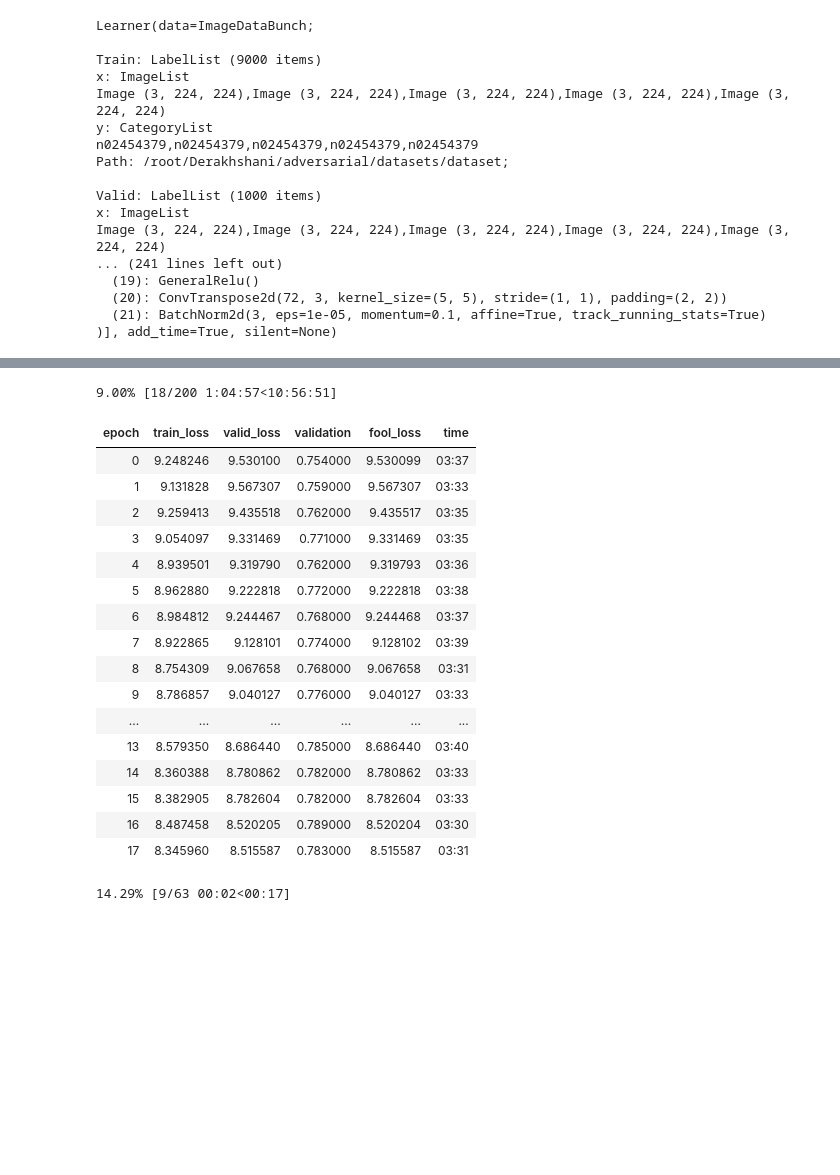
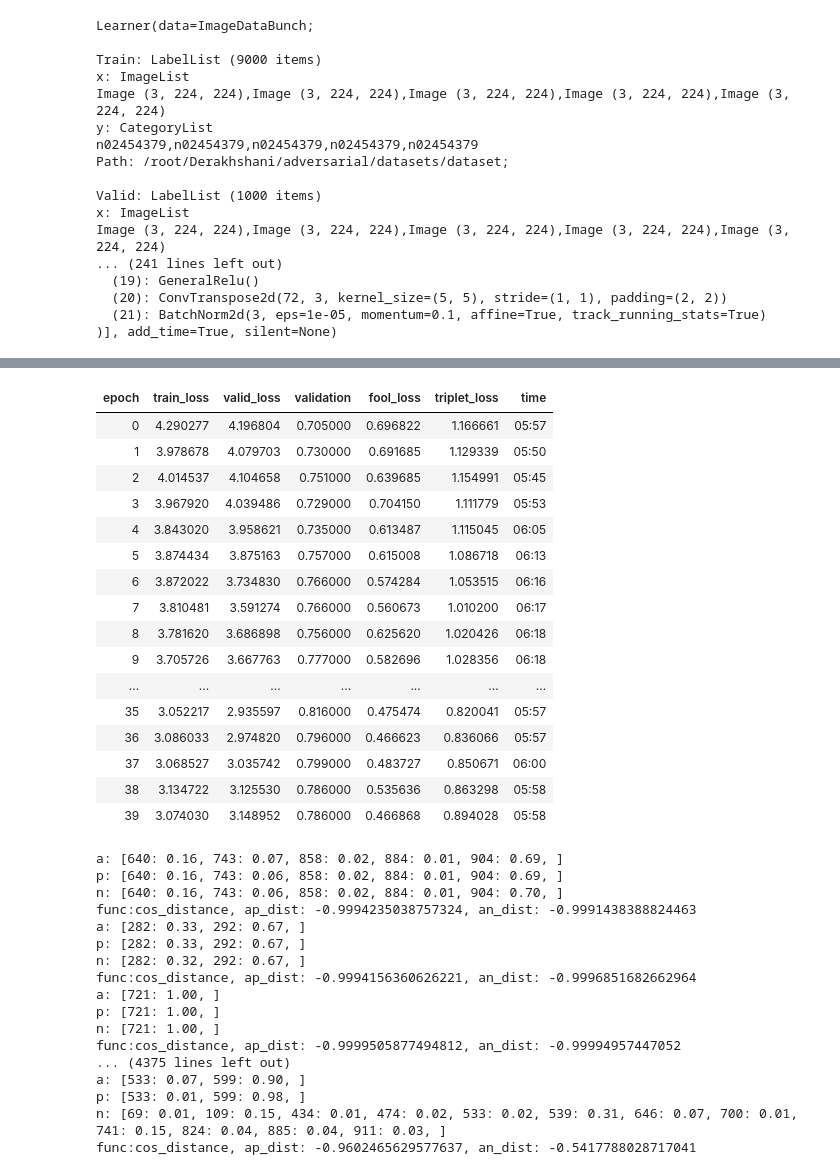
Before and after one commit to ahmad-PH/nag-notebooks, a Jupyter notebook: NAG_generalRelu.ipynb, the cells around one changed output, grey strips where cells are left out. Cells and saved outputs as stored; diff of their text form; code cells hidden in the pictures; blank space fills up the shorter version.

```diff
--- a/NAG_generalRelu.ipynb
+++ b/NAG_generalRelu.ipynb
@@ -766,8 +769,9 @@ class FeatureLoss(nn.Module):
         self.diversity_layers = layers
         self.hooks = hook_outputs(self.diversity_layers, detach=False)
         self.weights = layer_weights
-        self.metric_names = ["fool_loss"] + [f"div_loss_{i}" for i in range(len(layers))] + ['triplet_loss']# Maybe Gram
-        self.triplet_weight = 10.
+#         self.metric_names = ["fool_loss"] + [f"div_loss_{i}" for i in range(len(layers))] + ['triplet_loss']# Maybe Gram
+        self.metric_names = ["fool_loss"] + ['triplet_loss']# Maybe Gram
+        self.triplet_weight = 3.
         self.triplet_weight_noise = 5.
         self.triplet_weight_sm = 5.
 
@@ -786,19 +790,21 @@ class FeatureLoss(nn.Module):
 
         B_Y, _ = self.make_features(X_B)
         A_Y, A_feat = self.make_features(X_A)
-        _, S_feat = self.make_features(X_S)
+#         _, S_feat = self.make_features(X_S)
         pos_softmax, _ = self.make_features(X_A_pos)
         neg_softmax, _ = self.make_features(X_A_neg)
 
         fooling_loss =  fool_loss(A_Y, B_Y)
 
-        raw_diversity_losses = [diversity_loss(a_f, s_f) for a_f, s_f in zip(A_feat, S_feat)]
-        weighted_diversity_losses = [diversity_loss(a_f, s_f) * weight for a_f, s_f, weight in zip(A_feat, S_feat, self.weights)]
+#         raw_diversity_losses = [diversity_loss(a_f, s_f) for a_f, s_f in zip(A_feat, S_feat)]
+#         weighted_diversity_losses = [diversity_loss(a_f, s_f) * weight for a_f, s_f, weight in zip(A_feat, S_feat, self.weights)]
         raw_triplet_loss = triplet_loss(A_Y, pos_softmax, neg_softmax, cos_distance, 1.4)
         weighted_triplet_loss = raw_triplet_loss * self.triplet_weight
 
-        self.losses = [fooling_loss] + weighted_diversity_losses + [weighted_triplet_loss]
-        self.metrics = dict(zip(self.metric_names, [fooling_loss] + raw_diversity_losses + [weighted_triplet_loss]))
+#         self.losses = [fooling_loss] + weighted_diversity_losses + [weighted_triplet_loss]
+#         self.metrics = dict(zip(self.metric_names, [fooling_loss] + raw_diversity_losses + [weighted_triplet_loss]))
+        self.losses = [fooling_loss] + [weighted_triplet_loss]
+        self.metrics = dict(zip(self.metric_names, [fooling_loss] + [raw_triplet_loss]))
 
         return sum(self.losses)
 
@@ -1114,45 +973,61 @@ Better model found at epoch 5 with validation value: 0.6850000023841858.
 # %%
 if mode == "sanity_check":
   print("\n\n\nWARNING: you are training on a sanity_check dataset.\n\n\n\n")
 
 saver_best = SaveModelCallback(learn, every='improvement', monitor='validation', name=env.save_filename + "-best")
 saver_every_epoch = SaveModelCallback(learn, every='epoch', name=env.save_filename)
 
 # with Hooks(gen, append_stats_normal) as hooks:
 #   learn.fit(1, lr=5e-03, wd = 0., callbacks=[saver_best, saver_every_epoch])
 
-learn.fit(200, lr=1e-2, wd = 0.001, callbacks=[saver_best, saver_every_epoch])
+# 40 is too much, use just 20
+learn.fit(40, lr=1e-2, wd = 0.001, callbacks=[saver_best, saver_every_epoch])
 
 # # learn.fit(70, lr=1e-02, wd = 0.001, callbacks=[saver_best, saver_every_epoch])
 
 # learn.fit(60, lr=1e-2, wd = 0.001, callbacks=[saver_best, saver_every_epoch])
 
 # for i in range(10):
 #   learn.fit_one_cycle(7, wd = 0.,max_lr=1., div_factor = 1000.)
 
 # learn.fit_one_cycle(5, max_lr=2e-2) #used for vgg-19-bn
 # learn.fit_one_cycle(5, max_lr=3e-3) # used for resnet50
 
 shutil.copyfile(env.temp_csv_path + '/' + env.save_filename + ".csv", env.get_csv_path() + '.csv')
 shutil.copytree(env.data_path/"models", env.get_models_path())
 shutil.rmtree(env.data_path/"models")
 # %% [output]
+| epoch | train_loss | valid_loss | validation | fool_loss | triplet_loss | time |
+| 0 | 4.290277 | 4.196804 | 0.705000 | 0.696822 | 1.166661 | 05:57 |
+| 1 | 3.978678 | 4.079703 | 0.730000 | 0.691685 | 1.129339 | 05:50 |
+| 2 | 4.014537 | 4.104658 | 0.751000 | 0.639685 | 1.154991 | 05:45 |
+| 3 | 3.967920 | 4.039486 | 0.729000 | 0.704150 | 1.111779 | 05:53 |
+| 4 | 3.843020 | 3.958621 | 0.735000 | 0.613487 | 1.115045 | 06:05 |
+| 5 | 3.874434 | 3.875163 | 0.757000 | 0.615008 | 1.086718 | 06:13 |
+| 6 | 3.872022 | 3.734830 | 0.766000 | 0.574284 | 1.053515 | 06:16 |
+| 7 | 3.810481 | 3.591274 | 0.766000 | 0.560673 | 1.010200 | 06:17 |
+| 8 | 3.781620 | 3.686898 | 0.756000 | 0.625620 | 1.020426 | 06:18 |
+| 9 | 3.705726 | 3.667763 | 0.777000 | 0.582696 | 1.028356 | 06:18 |
+| ... | ... | ... | ... | ... | ... | ... |
+| 35 | 3.052217 | 2.935597 | 0.816000 | 0.475474 | 0.820041 | 05:57 |
+| 36 | 3.086033 | 2.974820 | 0.796000 | 0.466623 | 0.836066 | 05:57 |
+| 37 | 3.068527 | 3.035742 | 0.799000 | 0.483727 | 0.850671 | 06:00 |
+| 38 | 3.134722 | 3.125530 | 0.786000 | 0.535636 | 0.863298 | 05:58 |
+| 39 | 3.074030 | 3.148952 | 0.786000 | 0.466868 | 0.894028 | 05:58 |
-9.00% [18/200 1:04:57<10:56:51]
+a: [640: 0.16, 743: 0.07, 858: 0.02, 884: 0.01, 904: 0.69, ]
+p: [640: 0.16, 743: 0.06, 858: 0.02, 884: 0.01, 904: 0.69, ]
+n: [640: 0.16, 743: 0.06, 858: 0.02, 884: 0.01, 904: 0.70, ]
+func:cos_distance, ap_dist: -0.9994235038757324, an_dist: -0.9991438388824463
+a: [282: 0.33, 292: 0.67, ]
+p: [282: 0.33, 292: 0.67, ]
+n: [282: 0.32, 292: 0.67, ]
+func:cos_distance, ap_dist: -0.9994156360626221, an_dist: -0.9996851682662964
+a: [721: 1.00, ]
+p: [721: 1.00, ]
+n: [721: 1.00, ]
+func:cos_distance, ap_dist: -0.9999505877494812, an_dist: -0.99994957447052
+... (4375 lines left out)
+a: [533: 0.07, 599: 0.90, ]
+p: [533: 0.01, 599: 0.98, ]
+n: [69: 0.01, 109: 0.15, 434: 0.01, 474: 0.02, 533: 0.02, 539: 0.31, 646: 0.07, 700: 0.01, 741: 0.15, 824: 0.04, 885: 0.04, 911: 0.03, ]
+func:cos_distance, ap_dist: -0.9602465629577637, an_dist: -0.5417788028717041
-| epoch | train_loss | valid_loss | validation | fool_loss | time |
-| 0 | 9.248246 | 9.530100 | 0.754000 | 9.530099 | 03:37 |
-| 1 | 9.131828 | 9.567307 | 0.759000 | 9.567307 | 03:33 |
-| 2 | 9.259413 | 9.435518 | 0.762000 | 9.435517 | 03:35 |
-| 3 | 9.054097 | 9.331469 | 0.771000 | 9.331469 | 03:35 |
-| 4 | 8.939501 | 9.319790 | 0.762000 | 9.319793 | 03:36 |
-| 5 | 8.962880 | 9.222818 | 0.772000 | 9.222818 | 03:38 |
-| 6 | 8.984812 | 9.244467 | 0.768000 | 9.244468 | 03:37 |
-| 7 | 8.922865 | 9.128101 | 0.774000 | 9.128102 | 03:39 |
-| 8 | 8.754309 | 9.067658 | 0.768000 | 9.067658 | 03:31 |
-| 9 | 8.786857 | 9.040127 | 0.776000 | 9.040127 | 03:33 |
-| ... | ... | ... | ... | ... | ... |
-| 13 | 8.579350 | 8.686440 | 0.785000 | 8.686440 | 03:40 |
-| 14 | 8.360388 | 8.780862 | 0.782000 | 8.780862 | 03:33 |
-| 15 | 8.382905 | 8.782604 | 0.782000 | 8.782604 | 03:33 |
-| 16 | 8.487458 | 8.520205 | 0.789000 | 8.520204 | 03:30 |
-| 17 | 8.345960 | 8.515587 | 0.783000 | 8.515587 | 03:31 |
-14.29% [9/63 00:02<00:17]
```
Also changed, not shown: parts of 17 cells of this notebook.
